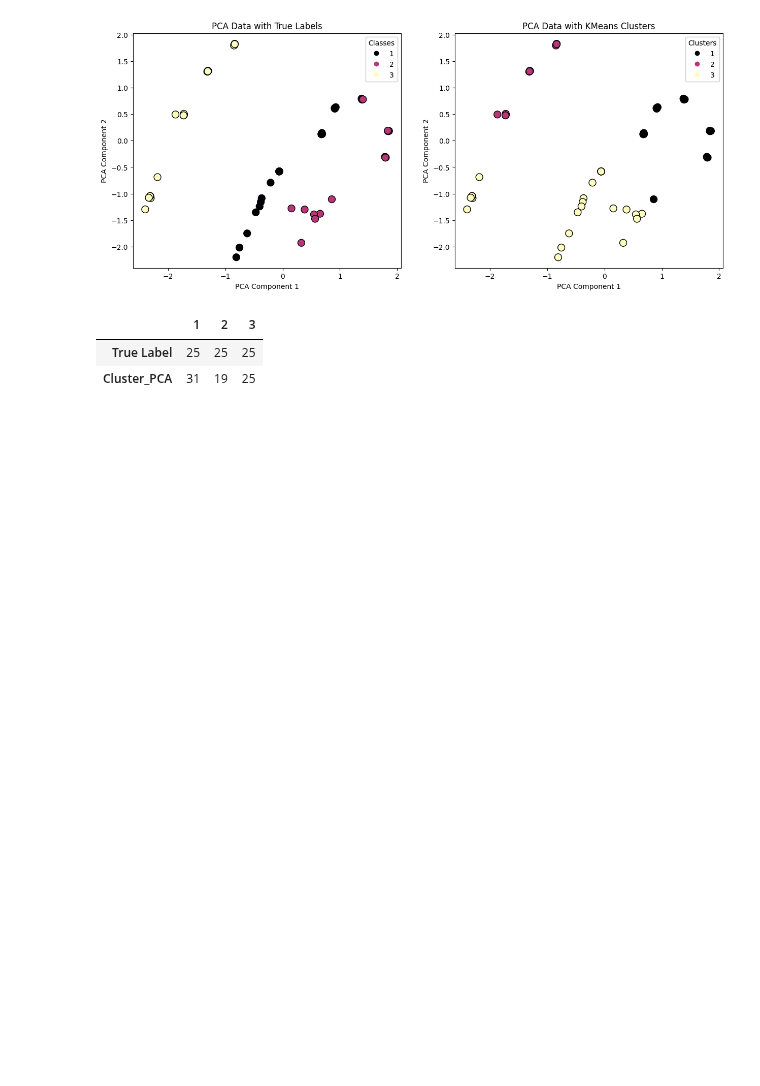
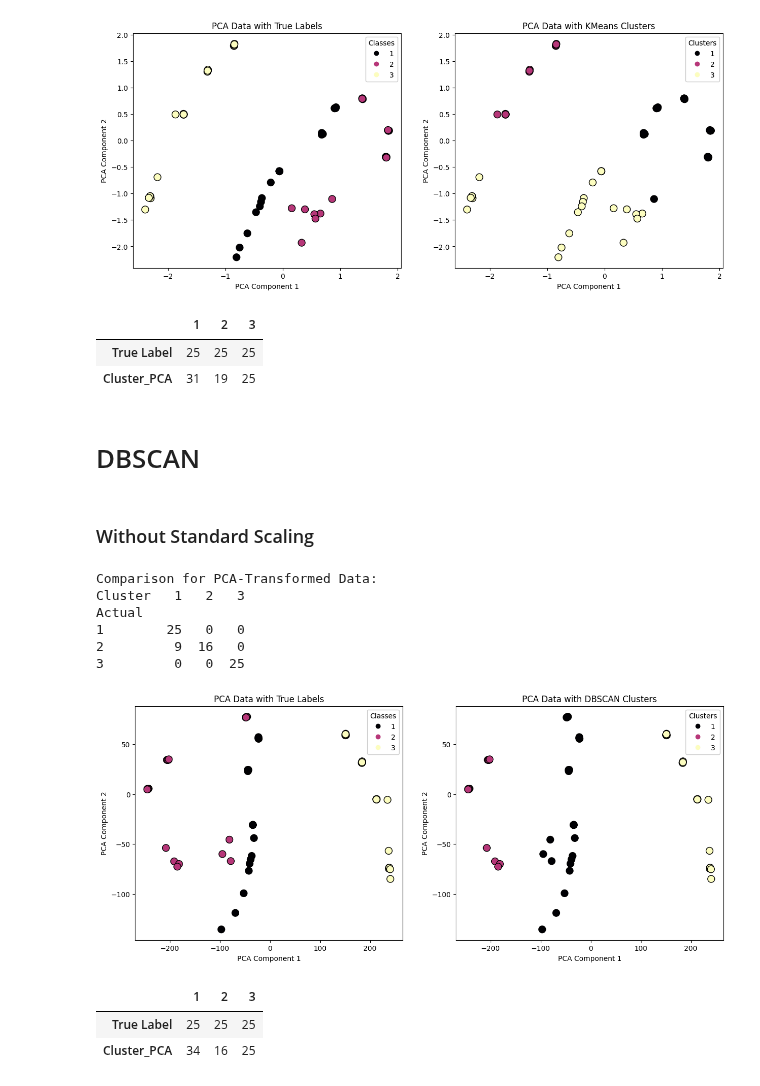
Before and after one commit to SohamD34/BTP, a Jupyter notebook: scripts/Clustering/pca_clustering.ipynb, the cells around one changed output. Saved outputs shown, nothing was run; the diff lists cells and outputs as text; code cells hidden in the pictures; blank space fills up the shorter version.

```diff
--- a/scripts/Clustering/pca_clustering.ipynb
+++ b/scripts/Clustering/pca_clustering.ipynb
@@ -116,3 +118,47 @@ value_counts_df
 |  | 1 | 2 | 3 |
 | True Label | 25 | 25 | 25 |
 | Cluster_PCA | 31 | 19 | 25 |
+# %% [markdown]
+# DBSCAN
+# %% [markdown]
+### Without Standard Scaling
+# %%
+features = data[['Sensor1', 'Sensor2', 'Sensor3']]
+labels = data['label']
+
+pca = PCA(n_components=2)
+pca_features = pca.fit_transform(features)
+
+e = 80
+
+dbscan_pca = DBSCAN(eps=e, min_samples=6)
+dbscan_pca.fit(pca_features)
+data['Cluster_PCA'] = dbscan_pca.labels_ + 1  # Add 1 to match original labels
+
+comparison_pca = pd.crosstab(data['label'], data['Cluster_PCA'], rownames=['Actual'], colnames=['Cluster'])
+print("\nComparison for PCA-Transformed Data:")
+print(comparison_pca)
+
+plot_dbscan_clusters(features, data, pca_features, 'docs/plots/dbscan/Original_vs_PCA.png')
+# %% [output]
+Comparison for PCA-Transformed Data:
+Cluster   1   2   3
+Actual
+1        25   0   0
+2         9  16   0
+3         0   0  25
+[figure, added]
+# %%
+# data['Cluster_Original'] = data['Cluster_Original'].replace({1: 2, 2: 1})
+# data['Cluster_PCA'] = data['Cluster_PCA'].replace({0: 0, 1: 2, 2: 1})
+
+value_counts_df = pd.DataFrame({
+    'True Label': data['label'].value_counts(),
+    'Cluster_PCA': data['Cluster_PCA'].value_counts()
+}).transpose()
+
+value_counts_df
+# %% [output]
+|  | 1 | 2 | 3 |
+| True Label | 25 | 25 | 25 |
+| Cluster_PCA | 34 | 16 | 25 |
```
Also changed, not shown: parts of 14 cells of this notebook, 7 other files.
